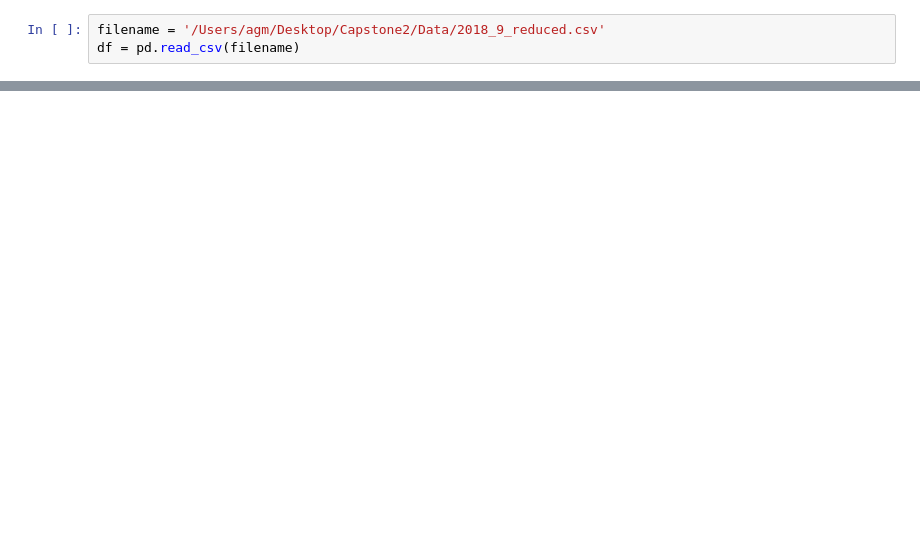
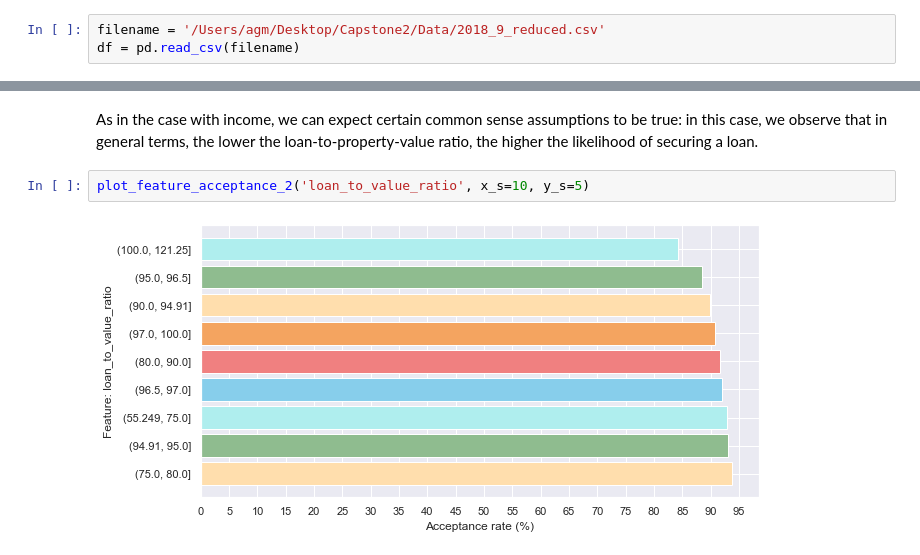
Before and after one commit to ajgmolina/ML-for-HMDA-mortgage-loan-data, a Jupyter notebook: EDA.ipynb, the cells around one changed output, grey strips where cells are left out. Saved outputs shown, nothing was run; the diff lists cells and outputs as text; blank space fills up the shorter version.

```diff
--- a/EDA.ipynb
+++ b/EDA.ipynb
@@ -234,0 +214,6 @@ The EDA above suggests the following three broad sets of actions:
+# %% [markdown]
+As in the case with income, we can expect certain common sense assumptions to be true: in this case, we observe that in general terms, the lower the loan-to-property-value ratio, the higher the likelihood of securing a loan.
+# %%
+plot_feature_acceptance_2('loan_to_value_ratio', x_s=10, y_s=5)
+# %% [output]
+[figure, added]
```
Also changed, not shown: parts of 61 cells of this notebook.
